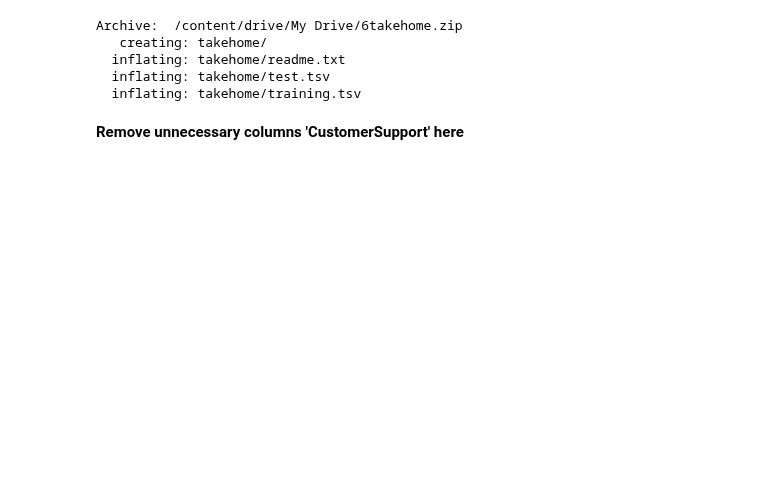
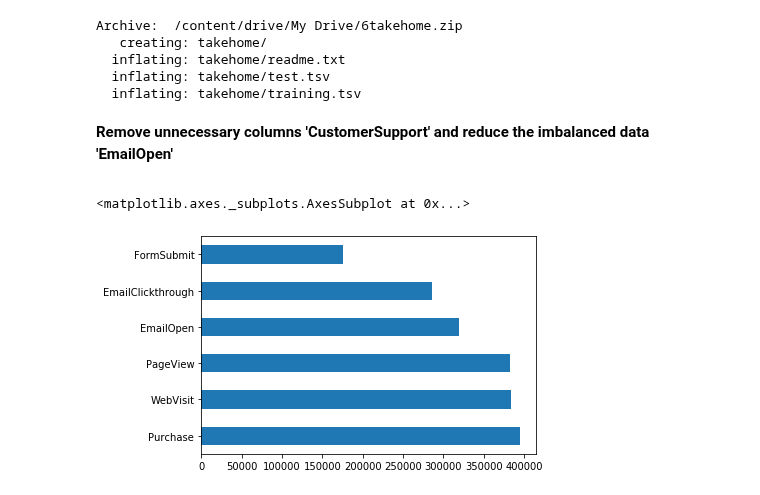
Before and after one commit to mail2shasha/Challenges, a Jupyter notebook: 6SenseWorkItem.ipynb, the cells around one changed output. Saved outputs shown, nothing was run; the diff lists cells and outputs as text; code cells hidden in the pictures; blank space fills up the shorter version.

```diff
--- a/6SenseWorkItem.ipynb
+++ b/6SenseWorkItem.ipynb
@@ -40,6 +37,6 @@ dftrain = pd.read_csv('./takehome/training.tsv', names = train_columns, sep = '\
 
 dftest = pd.read_csv('./takehome/test.tsv', names = train_columns, sep = '\t')
 # %% [markdown]
- **Remove unnecessary columns 'CustomerSupport' here**
+ **Remove unnecessary columns 'CustomerSupport' and reduce the imbalanced data 'EmailOpen'**
 
 >
@@ -48,3 +49,8 @@ df = dftrain.loc[dftrain['activity_type'] != 'CustomerSupport']
+# %%
+df_train['activity_type'].value_counts().plot(kind='barh')
+# %% [output]
+<matplotlib.axes._subplots.AxesSubplot at 0x...>
+[figure, added]
 # %%
 activity_type_map = {
    'EmailOpen': 1,
```
Also changed, not shown: parts of 15 cells of this notebook.
